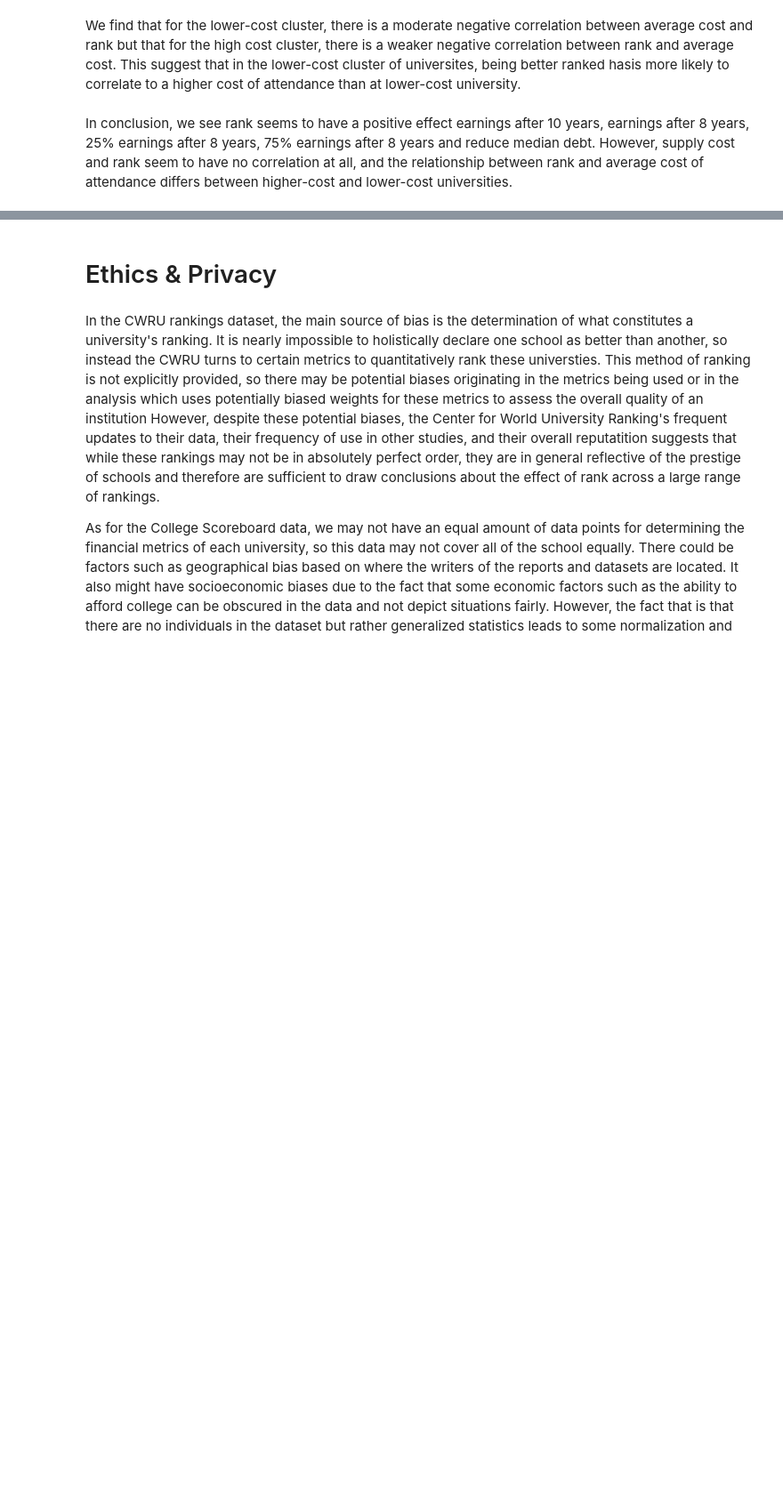
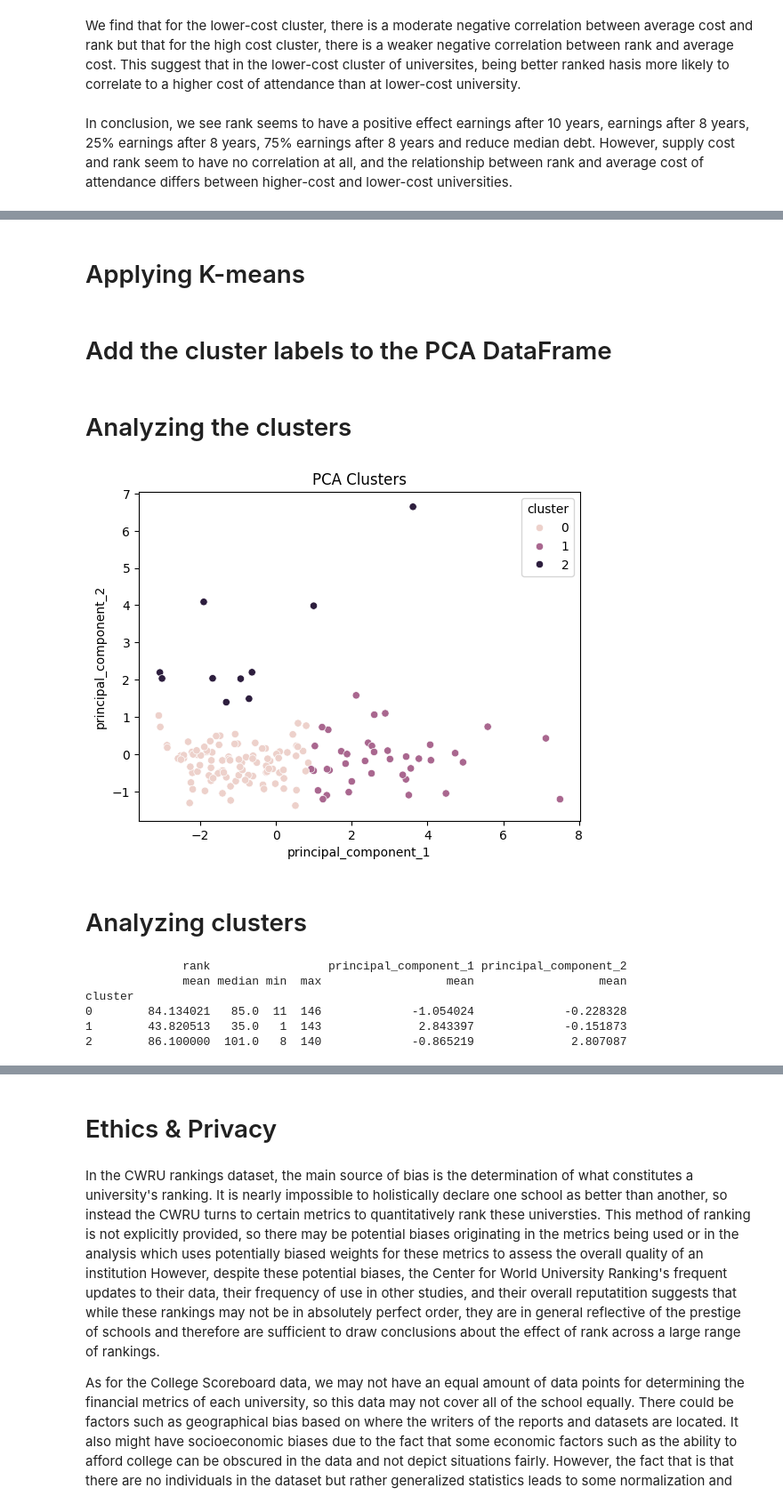
Before and after one commit to b4tan/College-Rank-and-Career-Success, a Jupyter notebook: EDACheckpoint_group067.ipynb, the cells around one changed output, grey strips where cells are left out. Shown at 89% size. Drawn from its saved outputs; the diff is of its cells as text; code cells hidden in the pictures; blank space fills up the shorter version.

```diff
--- a/EDACheckpoint_group067.ipynb
+++ b/EDACheckpoint_group067.ipynb
@@ -410,0 +488,5 @@ In conclusion, we see rank seems to have a positive effect earnings after 10 yea
+# %%
+x = StandardScaler().fit_transform(x)
+
+pca = PCA(n_components=2)
+principal_components = pca.fit_transform(x)
@@ -410,0 +495,37 @@ In conclusion, we see rank seems to have a positive effect earnings after 10 yea
+# %%
+pca_df = pd.DataFrame(data = principal_components, columns = ['principal_component_1', 'principal_component_2'])
+pca_df['institution'] = college_data['institution']
+pca_df['rank'] = college_data['rank']
+# %% [markdown]
+# Applying K-means
+# %%
+kmeans = KMeans(n_clusters=3)  # You might want to vary the number of clusters based on your analysis
+cluster_labels = kmeans.fit_predict(principal_components)
+# %% [markdown]
+# Add the cluster labels to the PCA DataFrame
+# %%
+pca_df['cluster'] = cluster_labels
+# %% [markdown]
+# Analyzing the clusters
+# %%
+sns.scatterplot(x='principal_component_1', y='principal_component_2', hue='cluster', data=pca_df)
+plt.title('PCA Clusters')
+plt.show()
+# %% [output]
+[figure, added]
+# %% [markdown]
+# Analyzing clusters
+# %%
+cluster_analysis = pca_df.groupby('cluster').agg({
+    'rank': ['mean', 'median', 'min', 'max'],
+    'principal_component_1': ['mean'],
+    'principal_component_2': ['mean']
+})
+print(cluster_analysis)
+# %% [output]
+              rank                 principal_component_1 principal_component_2
+              mean median min  max                  mean                  mean
+cluster
+0        84.134021   85.0  11  146             -1.054024             -0.228328
+1        43.820513   35.0   1  143              2.843397             -0.151873
+2        86.100000  101.0   8  140             -0.865219              2.807087
```
Also changed, not shown: parts of 20 cells of this notebook, 1 other file.
